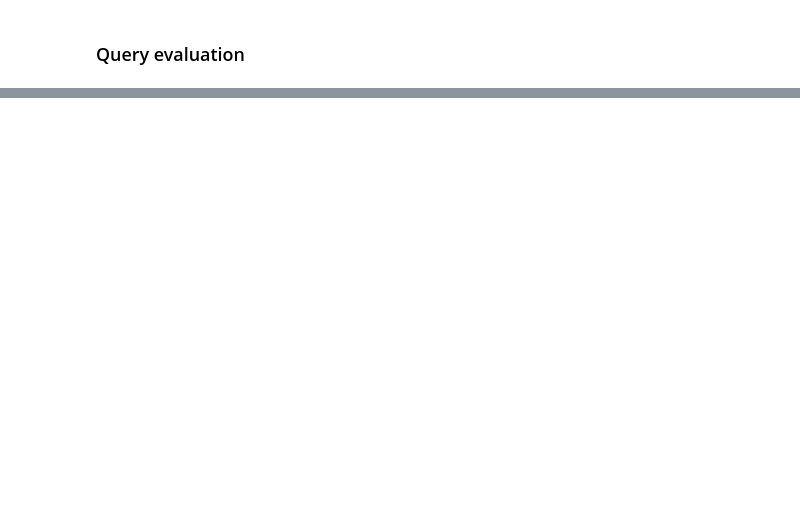
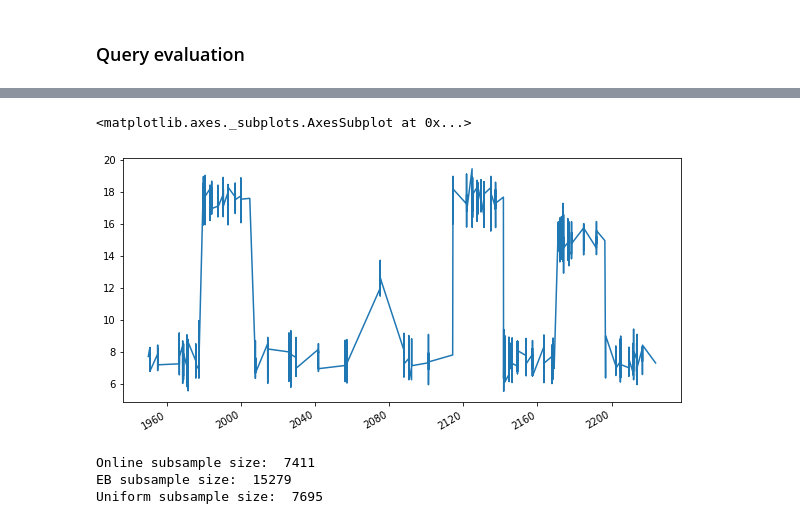
Before and after one commit to Barbarioli/OTSS, a Jupyter notebook: examples.ipynb, the cells around one changed output, grey strips where cells are left out. Drawn from its saved outputs; the diff is of its cells as text; code cells hidden in the pictures; blank space fills up the shorter version.

```diff
--- a/examples.ipynb
+++ b/examples.ipynb
@@ -909,0 +990,7 @@ model_online_sample = ARMA(online_subsample, (2, 2)).fit(trend='nc', disp=0)
+# %%
+#Subsample data
+online_subsample = retrieve_data(return_queue)
+online_subsample.plot(figsize=(10, 5))
+# %% [output]
+<matplotlib.axes._subplots.AxesSubplot at 0x...>
+[figure, added]
@@ -909,0 +1001,9 @@ model_online_sample = ARMA(online_subsample, (2, 2)).fit(trend='nc', disp=0)
+# %%
+#Comparing subsample sizes
+print('Online subsample size: ', online_subsample_size)
+print('EB subsample size: ',len(eb_sample))
+print('Uniform subsample size: ',len(uniform_sample))
+# %% [output]
+Online subsample size:  7411
+EB subsample size:  15279
+Uniform subsample size:  7695
```
Also changed, not shown: parts of 37 cells of this notebook.
